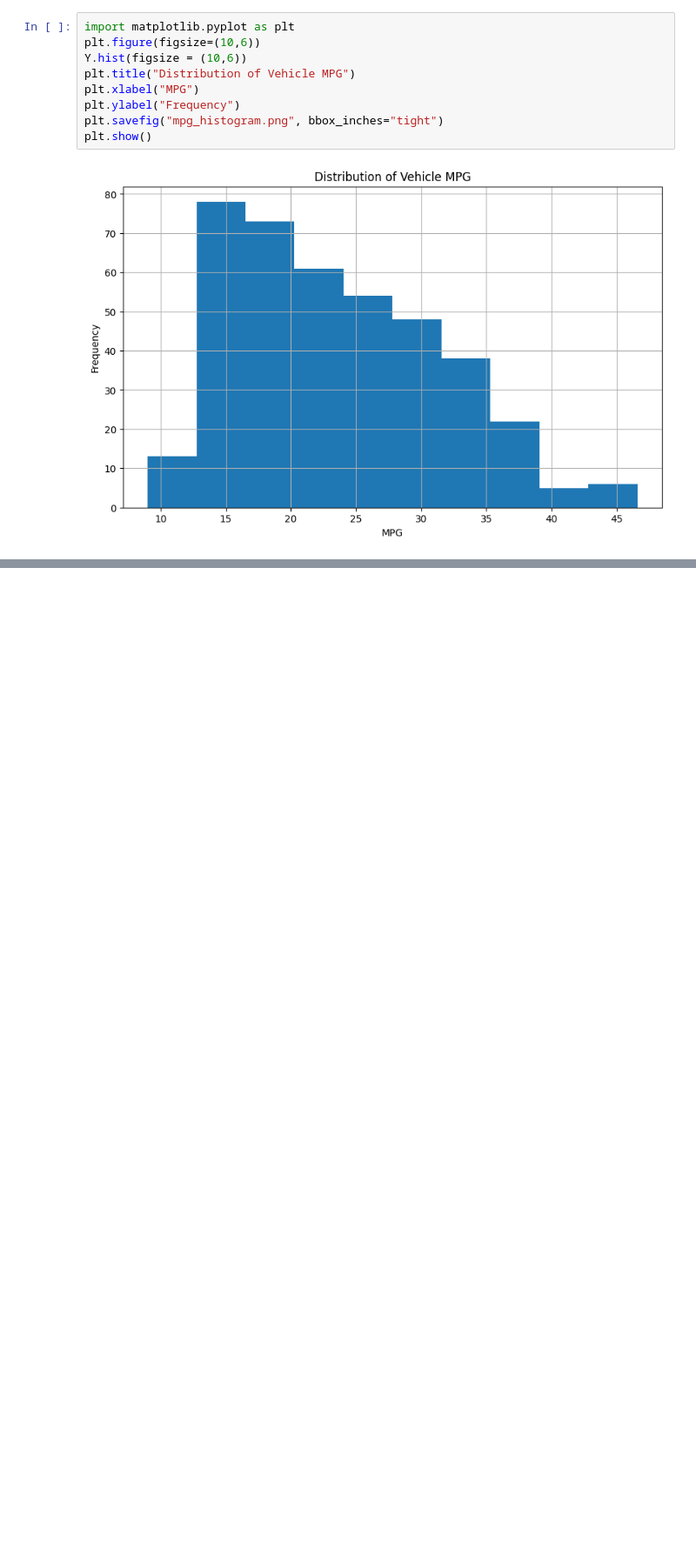
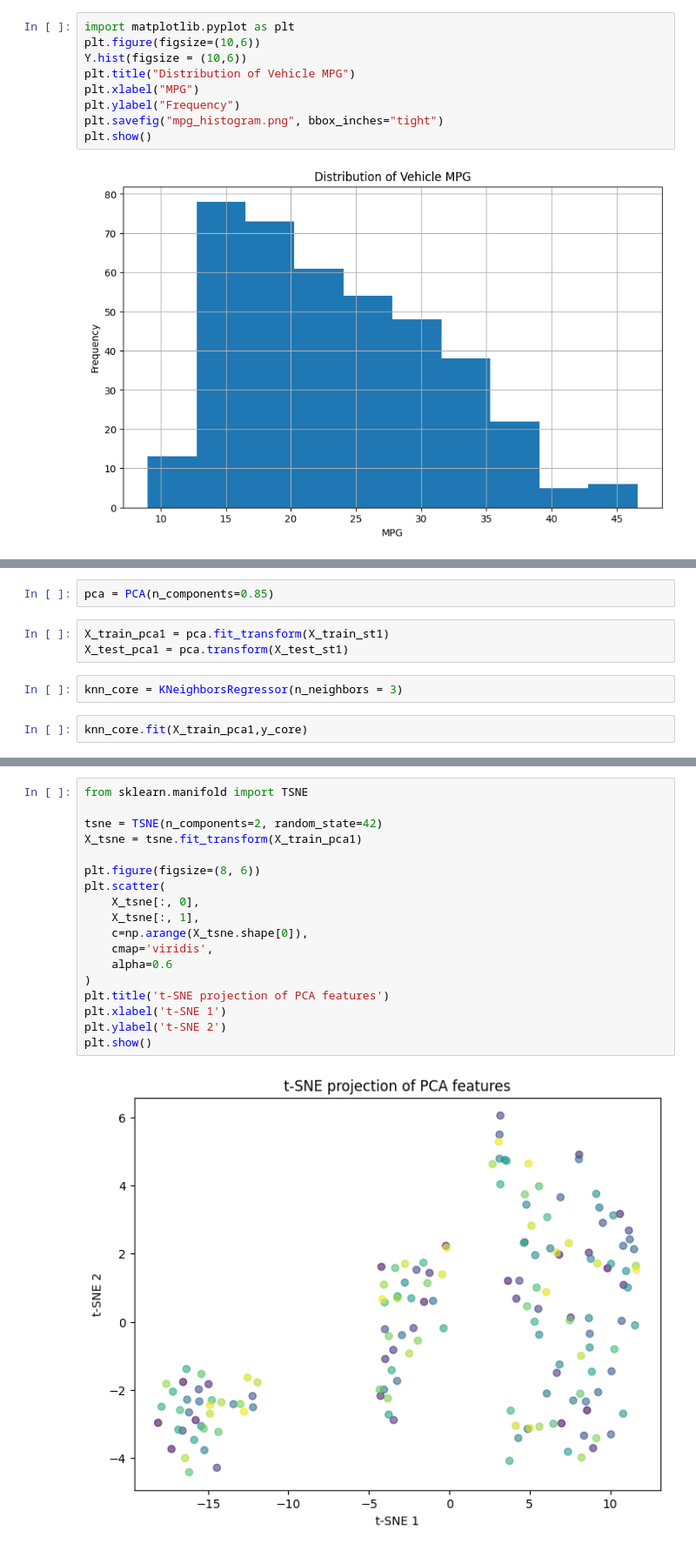
Before and after one commit to Given-Kangwa/Foundation-of-Machine-Learning-assignment, a Jupyter notebook: notebooks/Machine Learning Project (mpg).ipynb, the cells around one changed output, grey strips where cells are left out. Shown at 87% size. Cells and saved outputs as stored; diff of their text form; blank space fills up the shorter version.

```diff
--- a/notebooks/Machine Learning Project (mpg).ipynb
+++ b/notebooks/Machine Learning Project (mpg).ipynb
@@ -434,0 +420,9 @@ R² = 0.8748010281171226
+# %%
+pca = PCA(n_components=0.85)
+# %%
+X_train_pca1 = pca.fit_transform(X_train_st1)
+X_test_pca1 = pca.transform(X_test_st1)
+# %%
+knn_core = KNeighborsRegressor(n_neighbors = 3)
+# %%
+knn_core.fit(X_train_pca1,y_core)
@@ -434,0 +439,20 @@ R² = 0.8748010281171226
+# %%
+from sklearn.manifold import TSNE
+
+tsne = TSNE(n_components=2, random_state=42)
+X_tsne = tsne.fit_transform(X_train_pca1)
+
+plt.figure(figsize=(8, 6))
+plt.scatter(
+    X_tsne[:, 0],
+    X_tsne[:, 1],
+    c=np.arange(X_tsne.shape[0]),
+    cmap='viridis',
+    alpha=0.6
+)
+plt.title('t-SNE projection of PCA features')
+plt.xlabel('t-SNE 1')
+plt.ylabel('t-SNE 2')
+plt.show()
+# %% [output]
+[figure, added]
```
Also changed, not shown: parts of 17 cells of this notebook, 3 other files.
